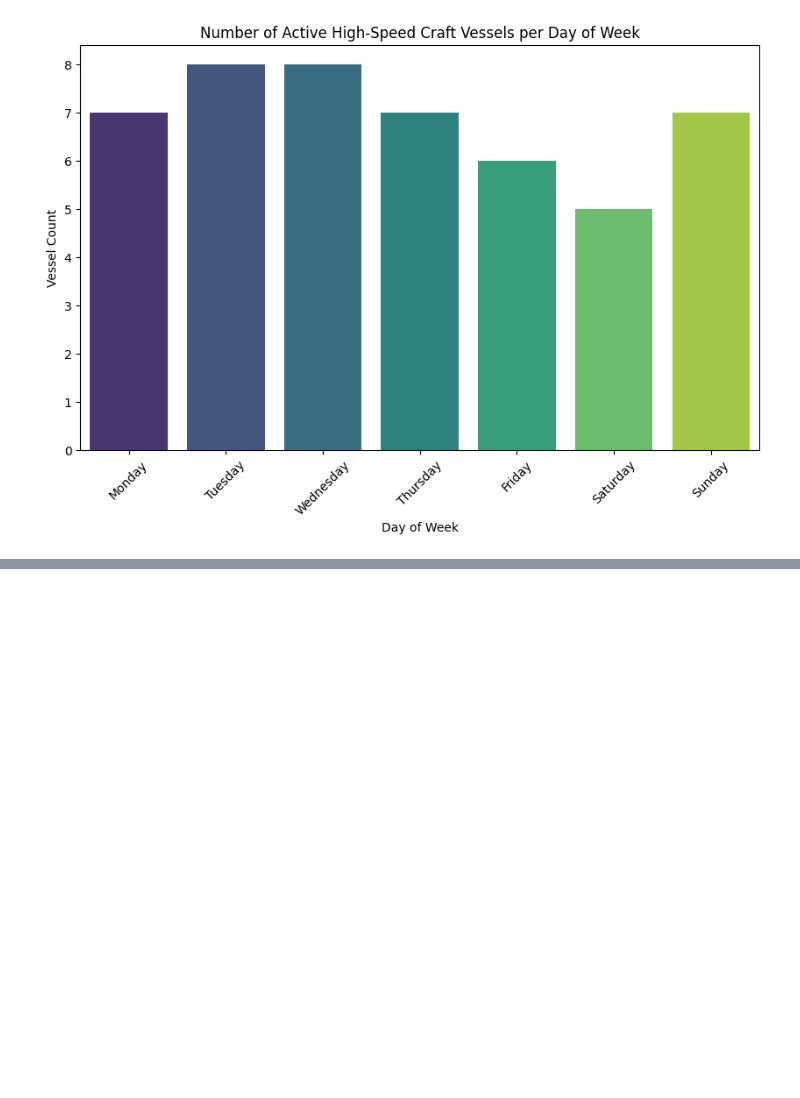
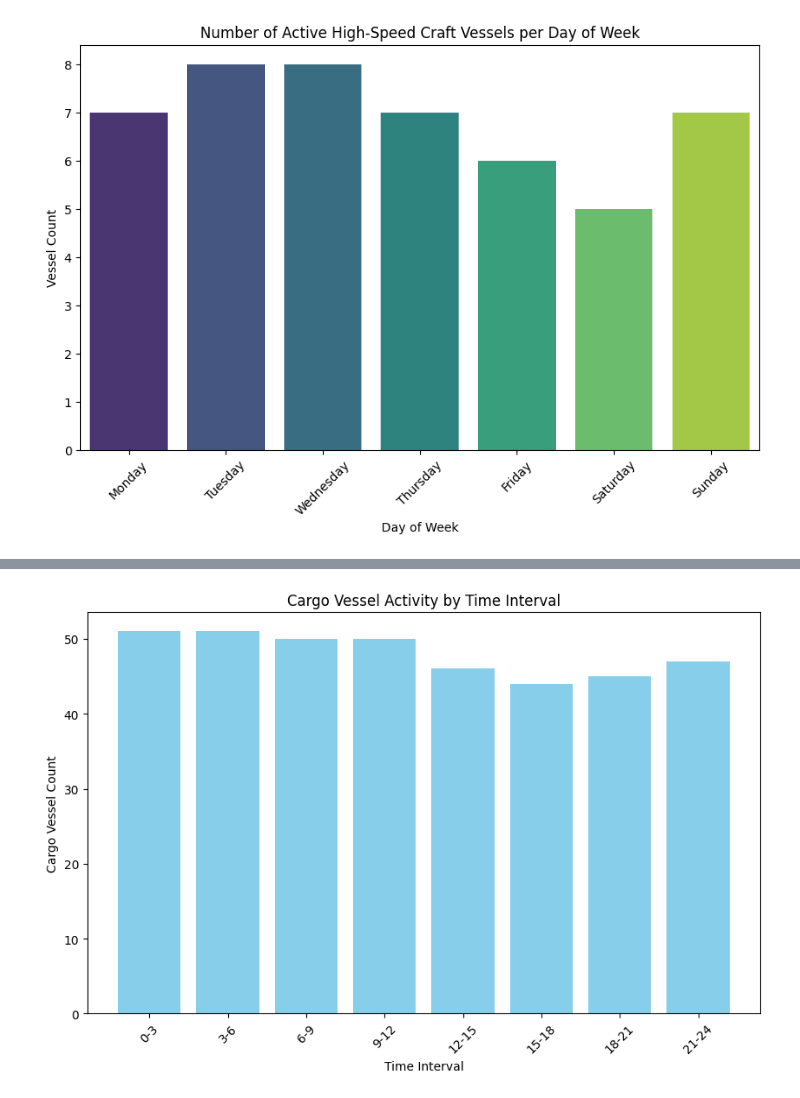
Before and after one commit to bakainusuke/Demo_Capstone, a Jupyter notebook: aaa.ipynb, the cells around one changed output, grey strips where cells are left out. Cells and saved outputs as stored; diff of their text form; code cells hidden in the pictures; blank space fills up the shorter version.

```diff
--- a/aaa.ipynb
+++ b/aaa.ipynb
@@ -341,0 +377,37 @@ Passing `palette` without assigning `hue` is deprecated and will be removed in v
+# %%
+# Convert timestamp to datetime format
+df['timestamp'] = pd.to_datetime(
+    df['timestamp'], format='%Y-%m-%d %H:%M:%S UTC')
+
+# Extract hour from the timestamp and create a new column 'hour_interval'
+df['hour_interval'] = df['timestamp'].dt.hour // 3 * 3
+df['hour_interval'] = df['hour_interval'].astype(
+    str) + '-' + (df['hour_interval'] + 3).astype(str)
+
+# Filter for 'Cargo' vessels
+cargo_df = df[df['ship_type'] == 'Cargo']
+
+# Aggregate by hour_interval, counting unique mmsi values
+result_df_cargo = cargo_df.groupby('hour_interval')[
+    'mmsi'].nunique().reset_index()
+
+# Ensure correct order of hour intervals
+result_df_cargo['hour_interval'] = pd.CategoricalIndex(result_df_cargo['hour_interval'], categories=[
+                                                       '0-3', '3-6', '6-9', '9-12', '12-15', '15-18', '18-21', '21-24'], ordered=True)
+result_df_cargo = result_df_cargo.sort_values('hour_interval')
+
+# Plot the bar chart using matplotlib
+plt.figure(figsize=(10, 6))  # Adjust figure size as needed
+plt.bar(result_df_cargo['hour_interval'],
+        result_df_cargo['mmsi'], color='skyblue')
+
+# Add labels and title
+plt.xlabel('Time Interval')
+plt.ylabel('Cargo Vessel Count')
+plt.title('Cargo Vessel Activity by Time Interval')
+plt.xticks(rotation=45)  # Rotate x-axis labels for better readability
+
+# Show the chart
+plt.show()
+# %% [output]
+[figure, added]
```
Also changed, not shown: parts of 3 cells of this notebook, 1 other file.
